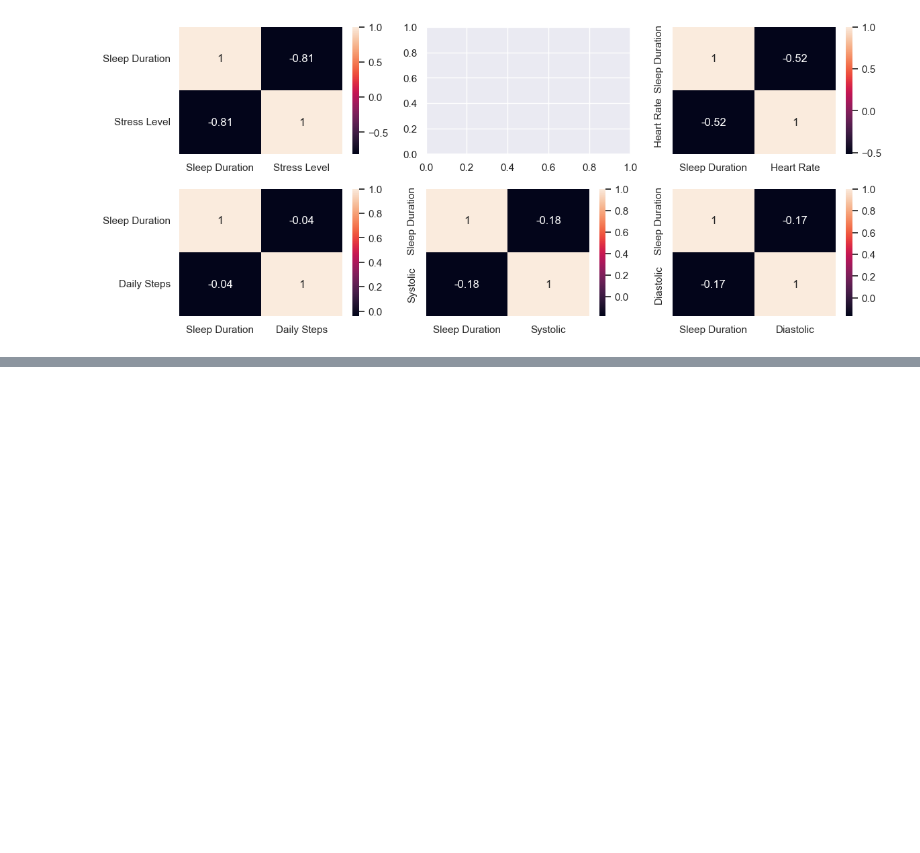
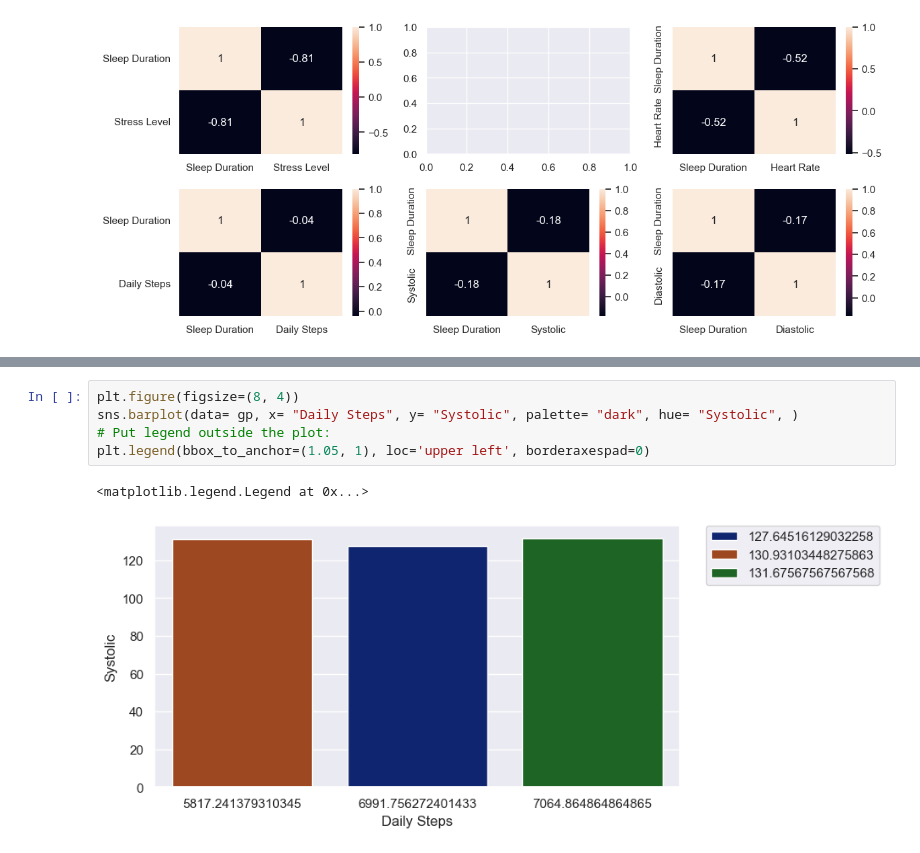
Before and after one commit to RussDai/Projects, a Jupyter notebook: 02_Data_Visuallization/03_Sleep Health and Lifestyle/data_preparation.ipynb, the cells around one changed output, grey strips where cells are left out. Cells and saved outputs as stored; diff of their text form; blank space fills up the shorter version.

```diff
--- a/02_Data_Visuallization/03_Sleep Health and Lifestyle/data_preparation.ipynb
+++ b/02_Data_Visuallization/03_Sleep Health and Lifestyle/data_preparation.ipynb
@@ -593,0 +688,8 @@ plt.show()
+# %%
+plt.figure(figsize=(8, 4))
+sns.barplot(data= gp, x= "Daily Steps", y= "Systolic", palette= "dark", hue= "Systolic", )
+# Put legend outside the plot:
+plt.legend(bbox_to_anchor=(1.05, 1), loc='upper left', borderaxespad=0)
+# %% [output]
+<matplotlib.legend.Legend at 0x...>
+[figure, added]
```
Also changed, not shown: parts of 21 cells of this notebook, 2 other files.
